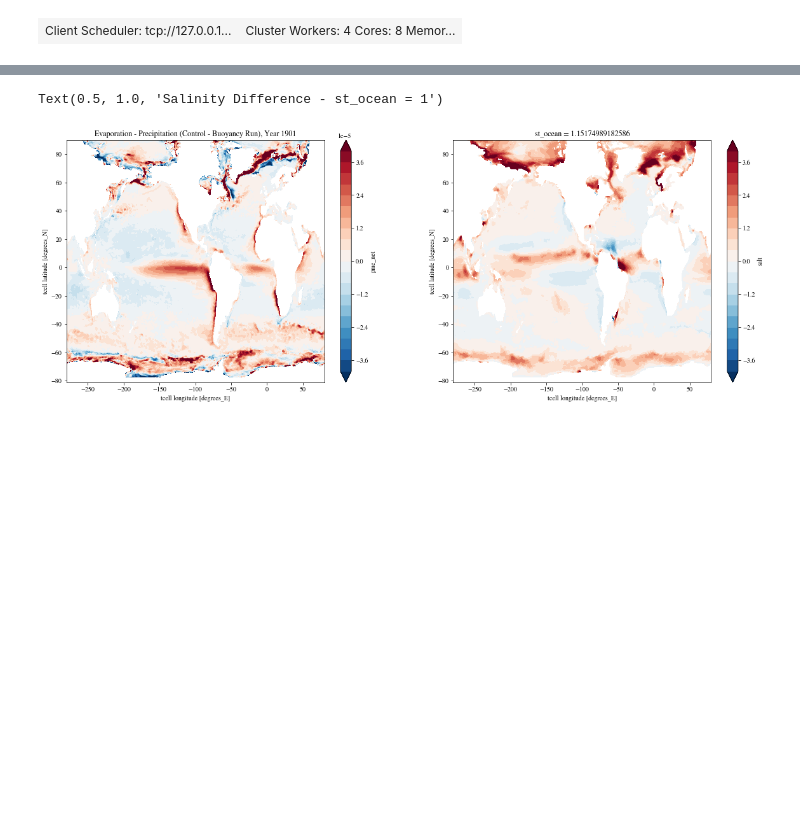
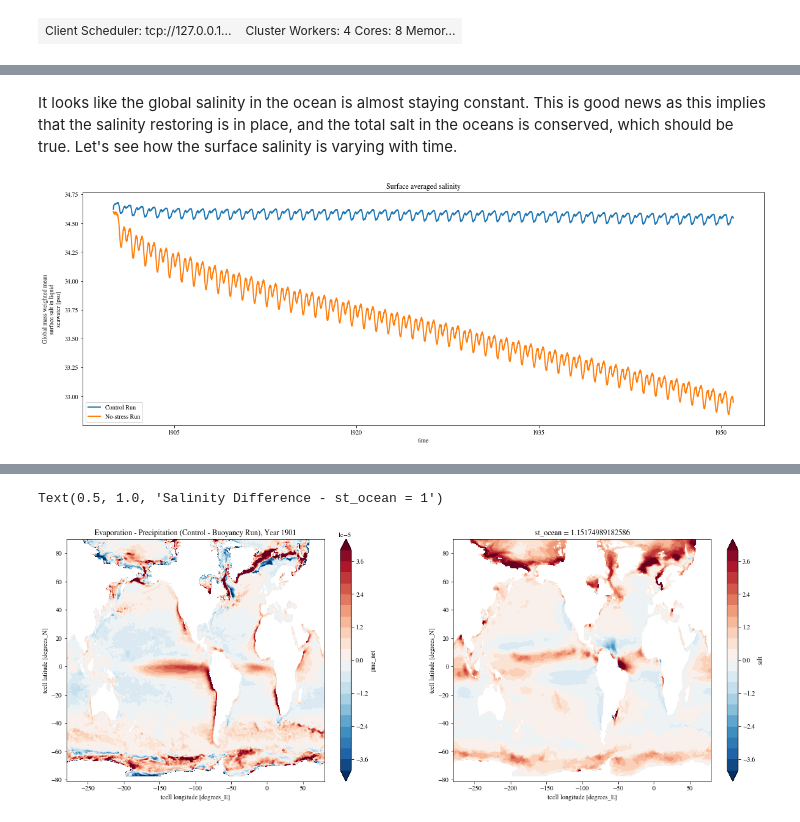
Before and after one commit to dhruvbhagtani/Ryan_No_Stress, a Jupyter notebook: Salinity_Diagnosis.ipynb, the cells around one changed output, grey strips where cells are left out. Cells and saved outputs as stored; diff of their text form; code cells hidden in the pictures; blank space fills up the shorter version.

```diff
--- a/Salinity_Diagnosis.ipynb
+++ b/Salinity_Diagnosis.ipynb
@@ -49,0 +75,15 @@ vars_025deg[vars_025deg['name'].str.lower().str.match('w')]
+# %% [markdown]
+It looks like the global salinity in the ocean is almost staying constant. This is good news as this implies that the salinity restoring is in place, and the total salt in the oceans is conserved, which should be true. Let's see how the surface salinity is varying with time.
+# %%
+salt_sfc_con = cc.querying.getvar(expt[0],'salt_surface_ave',session,start_time='1901-01-01',end_time = '1950-12-31')
+salt_sfc_buo = cc.querying.getvar(expt[1],'salt_surface_ave',session,start_time='1901-01-01',end_time = '1950-12-31')
+# %%
+plt.figure(figsize=(20,7))
+plt.subplot(111)
+salt_sfc_con.plot()
+salt_sfc_buo.plot()
+plt.title('Surface averaged salinity')
+plt.legend(['Control Run','No-stress Run'])
+plt.show()
+# %% [output]
+[figure, added]
```
Also changed, not shown: parts of 61 cells of this notebook.
